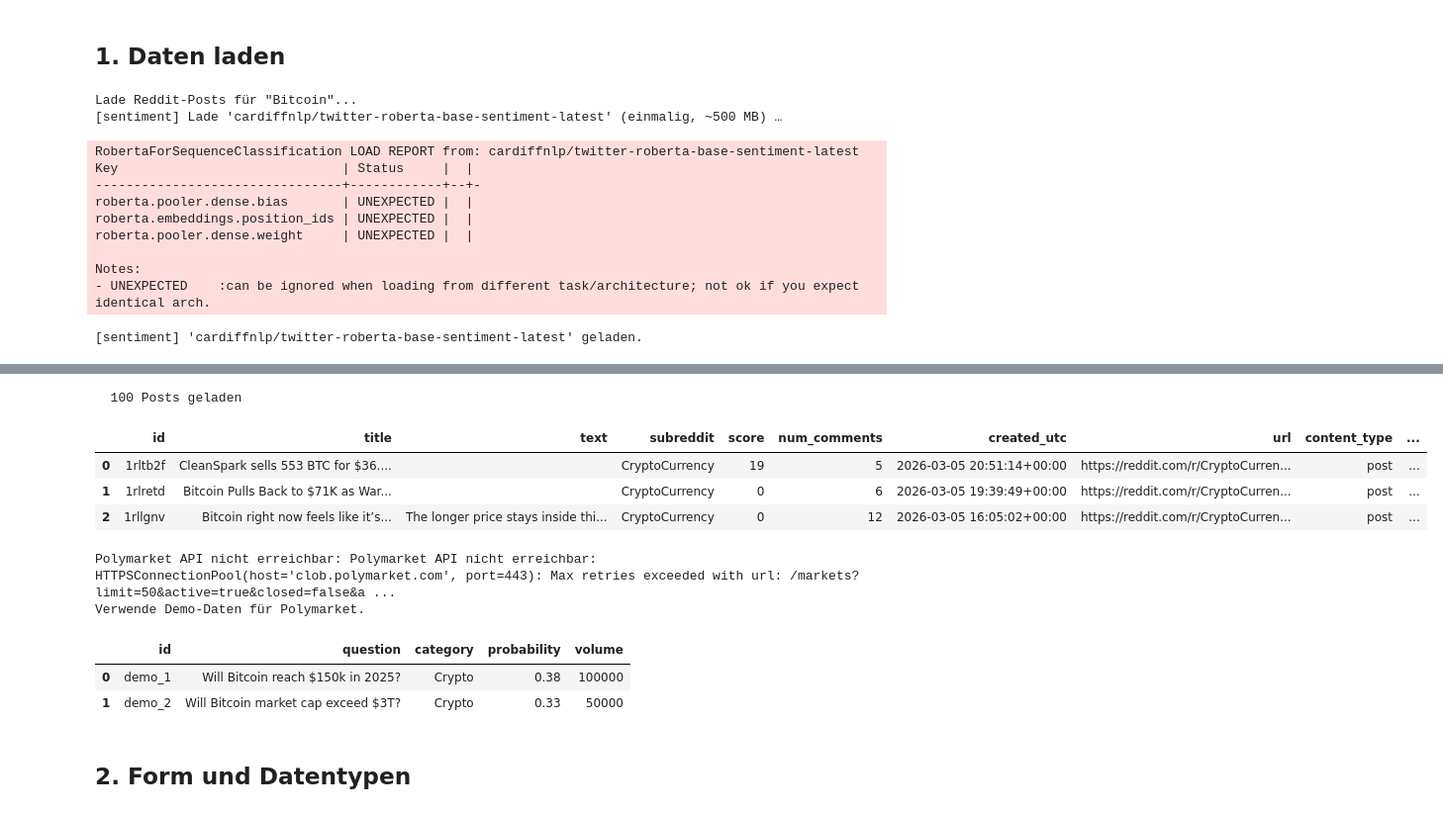
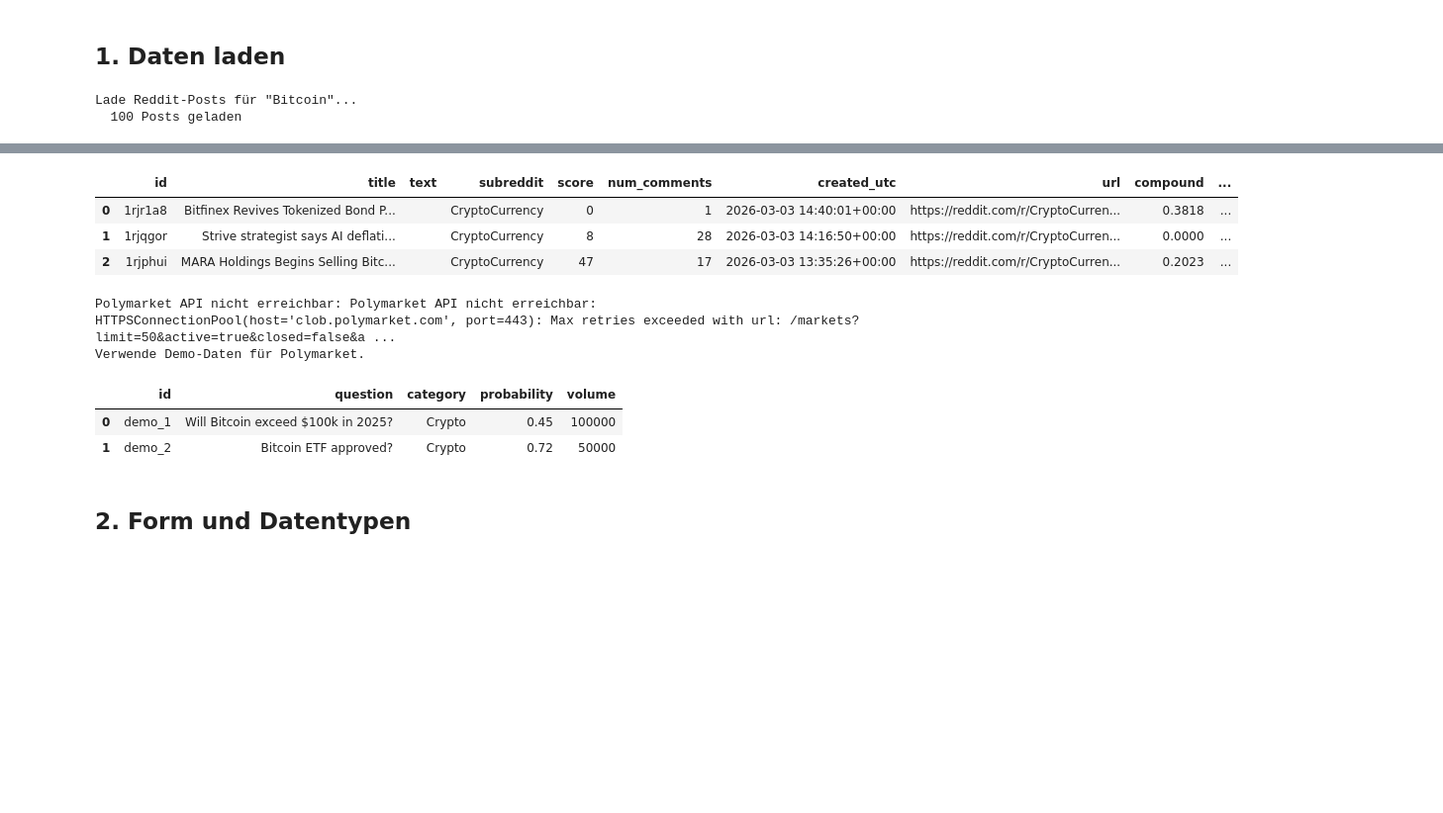
Before and after one commit to Pablozh123/polymarket-reddit-sentiment, a Jupyter notebook: notebooks/01_EDA.ipynb, the cells around one changed output, grey strips where cells are left out. Shown at 99% size. Cells and saved outputs as stored; diff of their text form; code cells hidden in the pictures; blank space fills up the shorter version.

```diff
--- a/notebooks/01_EDA.ipynb
+++ b/notebooks/01_EDA.ipynb
@@ -41,20 +41,10 @@ LIMIT = 100
 
 print(f'Lade Reddit-Posts für "{QUERY}"...')
 raw_posts = reddit.get_posts(QUERY, SUBREDDITS, LIMIT)
-posts_df = sentiment.analyze(raw_posts, model=sentiment.MODEL_ROBERTA)
+posts_df = sentiment.analyze(raw_posts)
 
 print(f'  {len(posts_df)} Posts geladen')
 posts_df.head(3)
 # %% [output]
 Lade Reddit-Posts für "Bitcoin"...
-[sentiment] Lade 'cardiffnlp/twitter-roberta-base-sentiment-latest' (einmalig, ~500 MB) …
+  100 Posts geladen
-RobertaForSequenceClassification LOAD REPORT from: cardiffnlp/twitter-roberta-base-sentiment-latest
-Key                             | Status     |  |
---------------------------------+------------+--+-
-roberta.pooler.dense.bias       | UNEXPECTED |  |
-roberta.embeddings.position_ids | UNEXPECTED |  |
-roberta.pooler.dense.weight     | UNEXPECTED |  |
-
-Notes:
-- UNEXPECTED    :can be ignored when loading from different task/architecture; not ok if you expect identical arch.
-[sentiment] 'cardiffnlp/twitter-roberta-base-sentiment-latest' geladen.
@@ -62,8 +51,7 @@ Warning: You are sending unauthenticated requests to the HF Hub. Please set a HF
-  100 Posts geladen
-|  | id | title | text | subreddit | score | num_comments | created_utc | url | content_type | ... |
-| 0 | 1rltb2f | CleanSpark sells 553 BTC for $36.... |  | CryptoCurrency | 19 | 5 | 2026-03-05 20:51:14+00:00 | https://reddit.com/r/CryptoCurren... | post | ... |
-| 1 | 1rlretd | Bitcoin Pulls Back to $71K as War... |  | CryptoCurrency | 0 | 6 | 2026-03-05 19:39:49+00:00 | https://reddit.com/r/CryptoCurren... | post | ... |
-| 2 | 1rllgnv | Bitcoin right now feels like it’s... | The longer price stays inside thi... | CryptoCurrency | 0 | 12 | 2026-03-05 16:05:02+00:00 | https://reddit.com/r/CryptoCurren... | post | ... |
+|  | id | title | text | subreddit | score | num_comments | created_utc | url | compound | ... |
+| 0 | 1rjr1a8 | Bitfinex Revives Tokenized Bond P... |  | CryptoCurrency | 0 | 1 | 2026-03-03 14:40:01+00:00 | https://reddit.com/r/CryptoCurren... | 0.3818 | ... |
+| 1 | 1rjqgor | Strive strategist says AI deflati... |  | CryptoCurrency | 8 | 28 | 2026-03-03 14:16:50+00:00 | https://reddit.com/r/CryptoCurren... | 0.0000 | ... |
+| 2 | 1rjphui | MARA Holdings Begins Selling Bitc... |  | CryptoCurrency | 47 | 17 | 2026-03-03 13:35:26+00:00 | https://reddit.com/r/CryptoCurren... | 0.2023 | ... |
 # %%
 # ── Polymarket-Daten laden ──────────────────────────────────────────────────
 try:
@@ -72,14 +60,12 @@ try:
     markets_df.head(3)
 except Exception as e:
     print(f'Polymarket API nicht erreichbar: {e}')
-    # Hinweis: DNS-Bypass (Cloudflare 1.1.1.1) greift im Jupyter-Kernel nicht.
-    # Live-Daten verfügbar via: .venv/Scripts/python.exe run_bulk.py (200+ Märkte)
-    # Fallback: Demo-Daten für NB01/02-EDA
+    # Fallback: Dummy-Daten für Demo
     markets_df = pd.DataFrame({
         'id': ['demo_1', 'demo_2'],
-        'question': ['Will Bitcoin reach $150k in 2025?', 'Will Bitcoin market cap exceed $3T?'],
+        'question': ['Will Bitcoin exceed $100k in 2025?', 'Bitcoin ETF approved?'],
         'category': ['Crypto', 'Crypto'],
-        'probability': [0.38, 0.33],
+        'probability': [0.45, 0.72],
         'volume': [100000, 50000]
     })
     print('Verwende Demo-Daten für Polymarket.')
@@ -89,8 +75,8 @@ markets_df.head()
 Polymarket API nicht erreichbar: Polymarket API nicht erreichbar: HTTPSConnectionPool(host='clob.polymarket.com', port=443): Max retries exceeded with url: /markets?limit=50&active=true&closed=false&a ...
 Verwende Demo-Daten für Polymarket.
 |  | id | question | category | probability | volume |
-| 0 | demo_1 | Will Bitcoin reach $150k in 2025? | Crypto | 0.38 | 100000 |
-| 1 | demo_2 | Will Bitcoin market cap exceed $3T? | Crypto | 0.33 | 50000 |
+| 0 | demo_1 | Will Bitcoin exceed $100k in 2025? | Crypto | 0.45 | 100000 |
+| 1 | demo_2 | Bitcoin ETF approved? | Crypto | 0.72 | 50000 |
 # %% [markdown]
 ## 2. Form und Datentypen
 # %%
```
Also changed, not shown: parts of 11 cells of this notebook, 2 other files.
